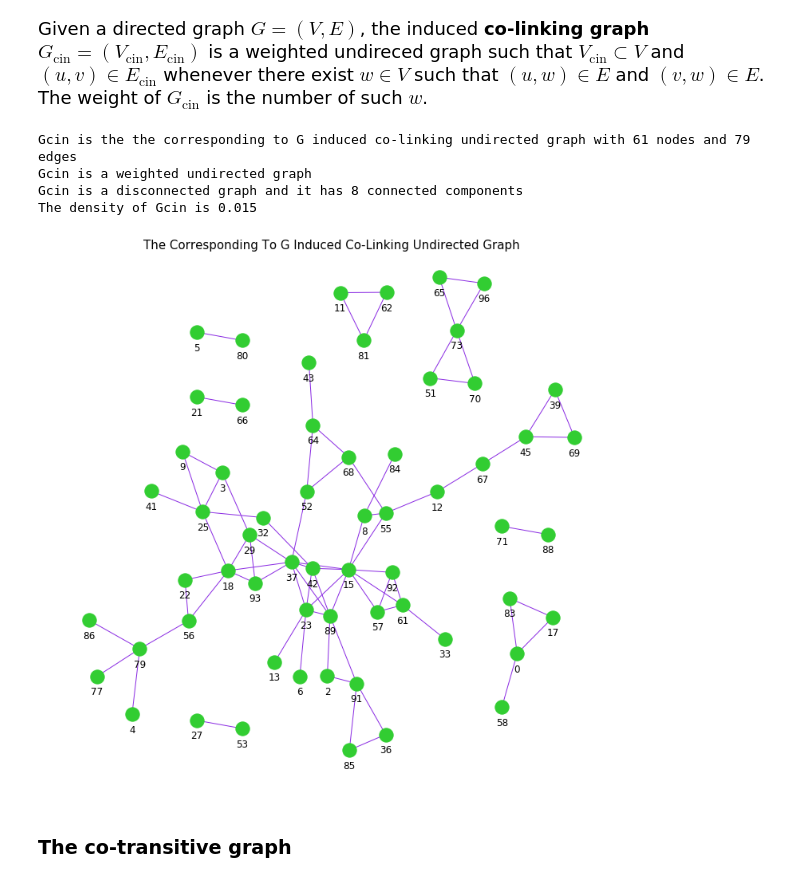
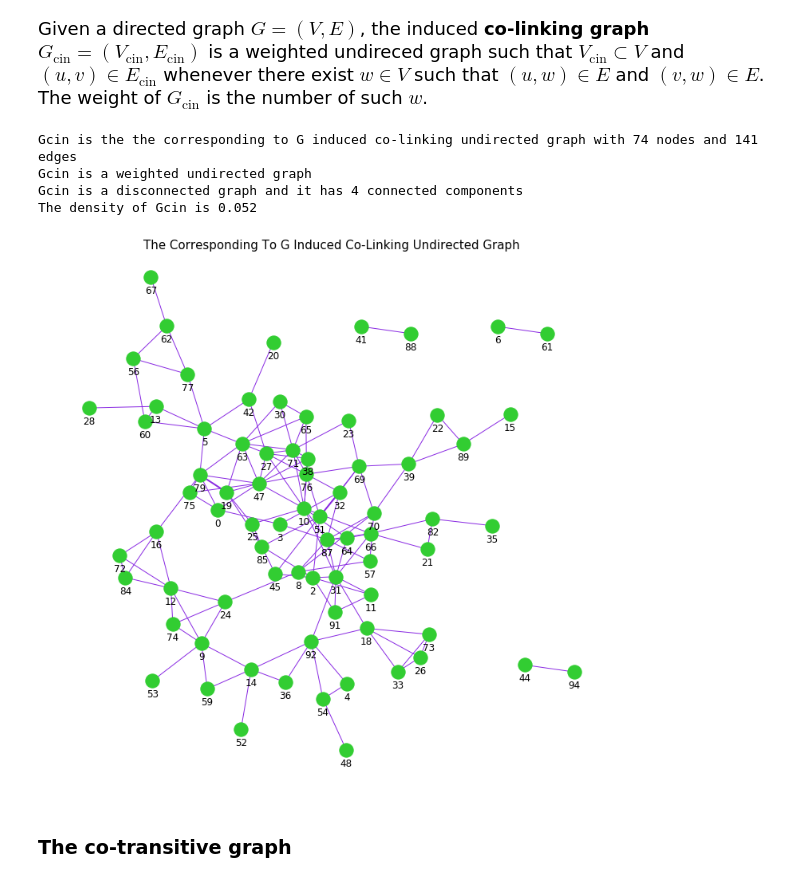
Before and after one commit to mboudour/var, a Jupyter notebook: Boudourides_Induced_CoLinked_CoLinking_CoTransitive_Graphs_by_a_Digraph.ipynb, the cells around one changed output. Cells and saved outputs as stored; diff of their text form; code cells hidden in the pictures.

```diff
--- a/Boudourides_Induced_CoLinked_CoLinking_CoTransitive_Graphs_by_a_Digraph.ipynb
+++ b/Boudourides_Induced_CoLinked_CoLinking_CoTransitive_Graphs_by_a_Digraph.ipynb
@@ -80,11 +80,11 @@ plt.title(name.title(),fontsize=15);
 # %% [markdown]
 <span style="font-size:large;">Given a directed graph $G=(V,E)$, the induced **co-linked graph** $G_{\textrm{cout}} = (V_{\textrm{cout}},E_{\textrm{cout}})$ is a weighted undireced graph such that $V_{\textrm{cout}} \subset V$ and $(u,v) \in E_{\textrm{cout}}$ whenever there exist $w \in V$ such that $(w,u) \in E$ and $(w,v) \in E$. The weight of $G_{\textrm{cout}}$ is the number of such $w$.</span>
 # %%
-G2=G.copy()
+G1=G.copy()
 medgesout=[]
-n_out=[n for n in G2.nodes() if G2.out_degree(n)>1]
+n_out=[n for n in G1.nodes() if G1.out_degree(n)>1]
 for n in n_out:
-    nn=list(G2.successors(n))
+    nn=list(G1.successors(n))
     combs=it.combinations(nn, 2)
     for j in combs:
         medgesout.append((j[0],j[1]))
@@ -92,10 +92,9 @@ for n in n_out:
 name="the corresponding to G induced co-linked undirected graph"
 Gcout=nx.MultiGraph()
 Gcout.add_edges_from(medgesout)
-Gcout=nx.MultiGraph(Gcout,name=name)
 
-Gcout1=Gcout.copy()
-weight=[(x, y, {'weight': v}) for (x, y), v in Counter(Gcout1.edges()).items()]
-Gcout1 = nx.Graph(weight)
-edge_width=[Gcout1[u][v]['weight'] for u,v in Gcout1.edges()]
+weight=[(x, y, {'weight': v}) for (x, y), v in Counter(Gcout.edges()).items()]
+Gcout = nx.Graph(weight)
+edge_width=[Gcout[u][v]['weight'] for u,v in Gcout.edges()]
+Gcout=nx.Graph(Gcout,name=name)
 # %%
@@ -117,8 +116,8 @@ The density of Gcout is 0.037
 # %%
-pos=graphviz_layout(Gcout1)
+pos=graphviz_layout(Gcout)
 plt.figure(figsize=(12,12));
-nx.draw_networkx_edges(Gcout1, pos, width=edge_width, edge_color="saddlebrown", alpha=1)
-nodes = nx.draw_networkx_nodes(Gcout1, pos, node_color="limegreen", alpha=1)
+nx.draw_networkx_edges(Gcout, pos, width=edge_width, edge_color="saddlebrown", alpha=1)
+nodes = nx.draw_networkx_nodes(Gcout, pos, node_color="limegreen", alpha=1)
 # nx.draw_networkx_edges(G, pos,arrowsize=20, width=edge_width, edge_color="b", alpha=0.5)
 # nx.draw_networkx_labels(Gcin1, pos)
 plt.axis('off');
@@ -135,11 +134,11 @@ plt.title(name.title(),fontsize=15);
 # %% [markdown]
 <span style="font-size:large;">Given a directed graph $G=(V,E)$, the induced **co-linking graph** $G_{\textrm{cin}} = (V_{\textrm{cin}},E_{\textrm{cin}})$ is a weighted undireced graph such that $V_{\textrm{cin}} \subset V$ and $(u,v) \in E_{\textrm{cin}}$ whenever there exist $w \in V$ such that $(u,w) \in E$ and $(v,w) \in E$. The weight of $G_{\textrm{cin}}$ is the number of such $w$.</span>
 # %%
-G1=G.copy()
+G2=G.copy()
 medgesin=[]
-n_in=[n for n in G1.nodes() if G1.in_degree(n)>1]
+n_in=[n for n in G2.nodes() if G2.in_degree(n)>1]
 for n in n_in:
-    nn=list(G1.predecessors(n))
+    nn=list(G2.predecessors(n))
     combs=it.combinations(nn, 2)
     for j in combs:
         medgesin.append((j[0],j[1]))
@@ -147,15 +146,14 @@ for n in n_in:
 name="the corresponding to G induced co-linking undirected graph"
 Gcin=nx.MultiGraph()
 Gcin.add_edges_from(medgesin)
-Gcin=nx.MultiGraph(Gcin,name=name)
 
-Gcin1=Gcin.copy()
-weight=[(x, y, {'weight': v}) for (x, y), v in Counter(Gcin1.edges()).items()]
-Gcin1 = nx.Graph(weight)
-edge_width=[Gcin1[u][v]['weight'] for u,v in Gcin1.edges()]
+weight=[(x, y, {'weight': v}) for (x, y), v in Counter(Gcin.edges()).items()]
+Gcin = nx.Graph(weight)
+edge_width=[Gcin[u][v]['weight'] for u,v in Gcin.edges()]
+Gcin=nx.Graph(Gcin,name=name)
 # %%
-print "Gcin is the %s with %i nodes and %i edges" %(str(Gcin),len(Gcin1.nodes()),len(Gcin1.edges()))
-if nx.is_weighted(Gcin1)==True:
+print "Gcin is the %s with %i nodes and %i edges" %(str(Gcin),len(Gcin.nodes()),len(Gcin.edges()))
+if nx.is_weighted(Gcin)==True:
     print "Gcin is a weighted undirected graph"
 else:
     print "Gcin is an unweighted undirected graph"
@@ -163,28 +161,28 @@ if nx.is_connected(Gcin)==True:
     print "Gcin is a connected graph"
 else:
     print "Gcin is a disconnected graph and it has",nx.number_connected_components(Gcin),"connected components"
-print "The density of Gcin is %.3f" %nx.density(G)
+print "The density of Gcin is %.3f" %nx.density(Gcin)
 # %% [output]
-Gcin is the the corresponding to G induced co-linking undirected graph with 61 nodes and 79 edges
+Gcin is the the corresponding to G induced co-linking undirected graph with 74 nodes and 141 edges
 Gcin is a weighted undirected graph
-Gcin is a disconnected graph and it has 8 connected components
-The density of Gcin is 0.015
+Gcin is a disconnected graph and it has 4 connected components
+The density of Gcin is 0.052
 # %%
-pos=graphviz_layout(Gcin1)
+pos=graphviz_layout(Gcin)
 plt.figure(figsize=(12,12));
-nx.draw_networkx_edges(Gcin1, pos, width=edge_width, edge_color="blueviolet", alpha=1)
-nodes = nx.draw_networkx_nodes(Gcin1, pos, node_color="limegreen", alpha=1)
+nx.draw_networkx_edges(Gcin, pos, width=edge_width, edge_color="blueviolet", alpha=1)
+nodes = nx.draw_networkx_nodes(Gcin, pos, node_color="limegreen", alpha=1)
 # nx.draw_networkx_edges(G, pos,arrowsize=20, width=edge_width, edge_color="b", alpha=0.5)
 # nx.draw_networkx_labels(Gcin1, pos)
 plt.axis('off');
 yoffset = {}
 y_off = -20  # offset on the y axis
 for k, v in pos.items():
     yoffset[k] = (v[0], v[1]+y_off)
 nx.draw_networkx_labels(Gcin, yoffset);
 plt.title(name.title(),fontsize=15);
 # %% [output]
-[figure, old version]
+[figure, new version]
 # %% [markdown]
 ### The co-transitive graph
 # %% [markdown]
```
Also changed, not shown: parts of 7 cells of this notebook.
